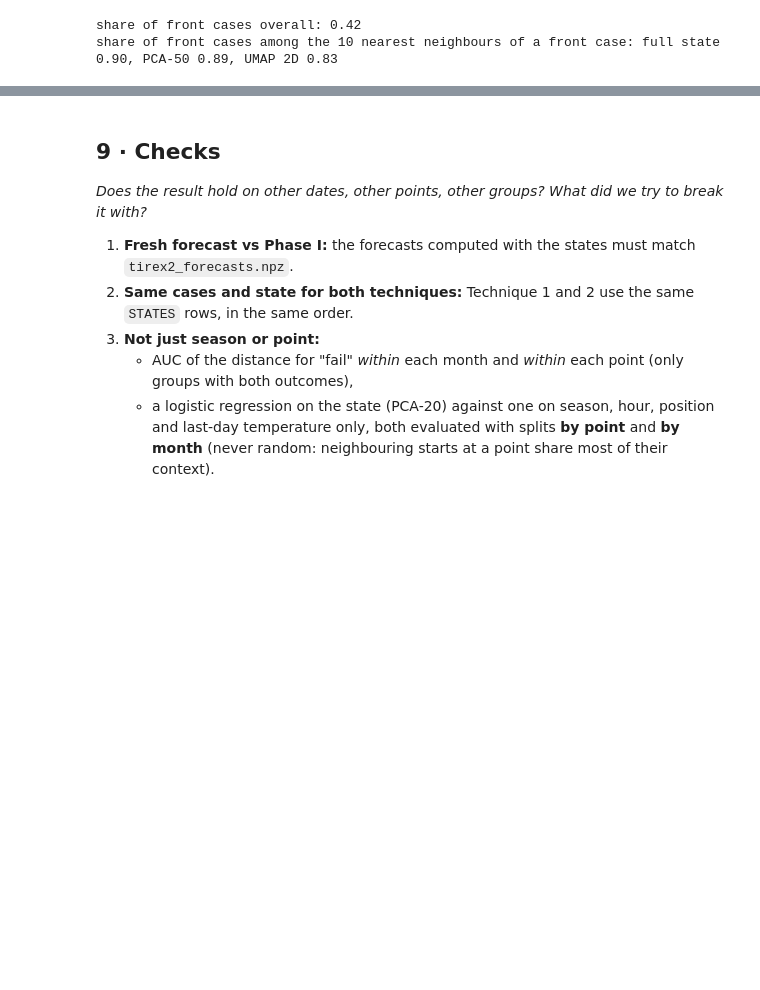
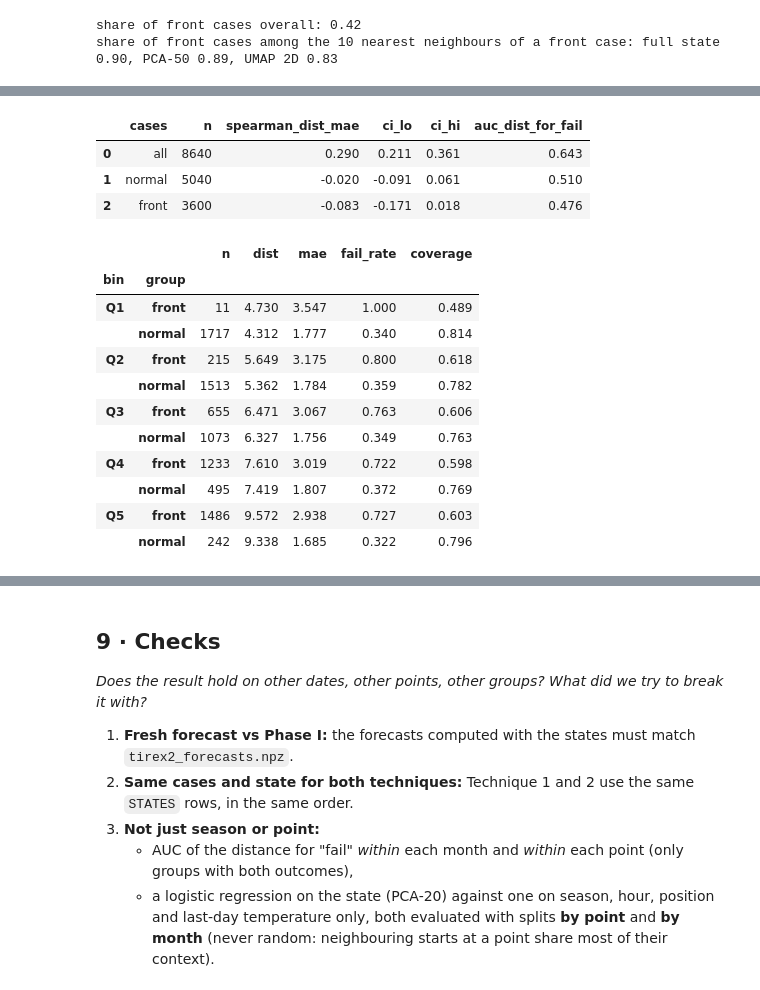
Before and after one commit to SandroMueller01/ai-vis-lab-2026, a Jupyter notebook: phase2-model-internals/pair-1/04_question_d.ipynb, the cells around one changed output, grey strips where cells are left out. Saved outputs shown, nothing was run; the diff lists cells and outputs as text; code cells hidden in the pictures; blank space fills up the shorter version.

```diff
--- a/phase2-model-internals/pair-1/04_question_d.ipynb
+++ b/phase2-model-internals/pair-1/04_question_d.ipynb
@@ -292,16 +332,18 @@ from IPython.display import display
 from scipy.stats import spearmanr
 from sklearn.metrics import roc_auc_score
 
-K, SAME_POINT_DAYS = 10, 28
+K, SAME_POINT_DAYS = 10, 28  # 10 nearest neighbours; same-point neighbours closer than 28 days are left out
 
 
 def knn_distance(query, ref, q_meta, r_meta, k=K, chunk=512):
-    """Mean distance to the k nearest reference rows, leaving out the same point within SAME_POINT_DAYS."""
+    """Mean distance to the k nearest reference rows, leaving out the same point within SAME_POINT_DAYS.
+    q_meta and r_meta hold (point id, start hour) for the query and the reference rows."""
     out = np.empty(len(query))
     rn = (ref**2).sum(1)
-    for s in range(0, len(query), chunk):
+    for s in range(0, len(query), chunk):  # in chunks, so the distance matrix stays small
         q = query[s : s + chunk]
-        d2 = (q**2).sum(1)[:, None] + rn[None] - 2 * q @ ref.T
+        d2 = (q**2).sum(1)[:, None] + rn[None] - 2 * q @ ref.T  # squared distances to all reference rows
+        # same point and starts less than SAME_POINT_DAYS apart: their contexts overlap, so skip them
         same = (q_meta[s : s + chunk, None, 0] == r_meta[None, :, 0]) & (
             np.abs(q_meta[s : s + chunk, None, 1] - r_meta[None, :, 1]) < SAME_POINT_DAYS * 24
         )
@@ -310,11 +352,13 @@ def knn_distance(query, ref, q_meta, r_meta, k=K, chunk=512):
     return out
 
 
+# ---- Distance of every case to its nearest normal states -------------------
 meta = cases[["pid", "i"]].to_numpy()
 normal = (cases.group == "normal").to_numpy()
 cases["dist"] = knn_distance(Z, Z[normal], meta, meta[normal])
 
-# temperature-matched normal cold cases: per front case, the normal case at the same point with the closest t_last
+# ---- Temperature-matched normal cases: per front case, the normal case at the same point
+# whose temperature of the last 24 h is closest -------------------------------
 cold_pair = []
 for _, c in cases[cases.group == "front"].iterrows():
     d = cases[normal & (cases.pid == c.pid).to_numpy()]
@@ -325,14 +369,20 @@ cases["cold_match"] = False
 cases.loc[cold_pair, "cold_match"] = True
 
 
+def rho(d):
+    """Spearman rank correlation between the distance and the error."""
+    return spearmanr(d.dist, d.mae).statistic
+
+
 def boot(f, df, n=1000, seed=SEED):
+    """95 % interval of f, resampling whole start times (cases of one start are not independent)."""
     r = np.random.default_rng(seed)
     starts = df.i.unique()
     vals = [f(df[df.i.isin(r.choice(starts, len(starts)))]) for _ in range(n)]
     return np.nanpercentile(vals, [2.5, 97.5])
 
 
-rho = lambda d: spearmanr(d.dist, d.mae).statistic
+# ---- Table: distance, correlation with the error and AUC for "fail" ---------
 rows = []
 for name, d in [
     ("all", cases[cases.group != "excluded"]),
@@ -362,6 +412,7 @@ rows.append(
 dist_table = pd.DataFrame(rows)
 dist_table.to_csv(RESULTS / "distance_table.csv", index=False)
 
+# ---- Table: fail rate and band coverage per distance bin (quintiles of all cases) ----
 used = cases[cases.group != "excluded"].copy()
 used["bin"] = pd.qcut(used.dist, 5, labels=[f"Q{q}" for q in range(1, 6)])
 by_bin = used.groupby(["bin", "group"], observed=True).agg(
@@ -493,0 +578,21 @@ share of front cases among the 10 nearest neighbours of a front case: full state
+# %%
+# H2: does the distance go with failure? Rank correlation and AUC overall and inside each group, then per distance bin.
+display(dist_table.loc[:2, ["cases", "n", "spearman_dist_mae", "ci_lo", "ci_hi", "auc_dist_for_fail"]].round(3))
+by_bin.round(3)
+# %% [output]
+|  | cases | n | spearman_dist_mae | ci_lo | ci_hi | auc_dist_for_fail |
+| 0 | all | 8640 | 0.290 | 0.211 | 0.361 | 0.643 |
+| 1 | normal | 5040 | -0.020 | -0.091 | 0.061 | 0.510 |
+| 2 | front | 3600 | -0.083 | -0.171 | 0.018 | 0.476 |
+|  |  | n | dist | mae | fail_rate | coverage |
+| bin | group |  |  |  |  |  |
+| Q1 | front | 11 | 4.730 | 3.547 | 1.000 | 0.489 |
+|  | normal | 1717 | 4.312 | 1.777 | 0.340 | 0.814 |
+| Q2 | front | 215 | 5.649 | 3.175 | 0.800 | 0.618 |
+|  | normal | 1513 | 5.362 | 1.784 | 0.359 | 0.782 |
+| Q3 | front | 655 | 6.471 | 3.067 | 0.763 | 0.606 |
+|  | normal | 1073 | 6.327 | 1.756 | 0.349 | 0.763 |
+| Q4 | front | 1233 | 7.610 | 3.019 | 0.722 | 0.598 |
+|  | normal | 495 | 7.419 | 1.807 | 0.372 | 0.769 |
+| Q5 | front | 1486 | 9.572 | 2.938 | 0.727 | 0.603 |
+|  | normal | 242 | 9.338 | 1.685 | 0.322 | 0.796 |
```
Also changed, not shown: parts of 23 cells of this notebook.
